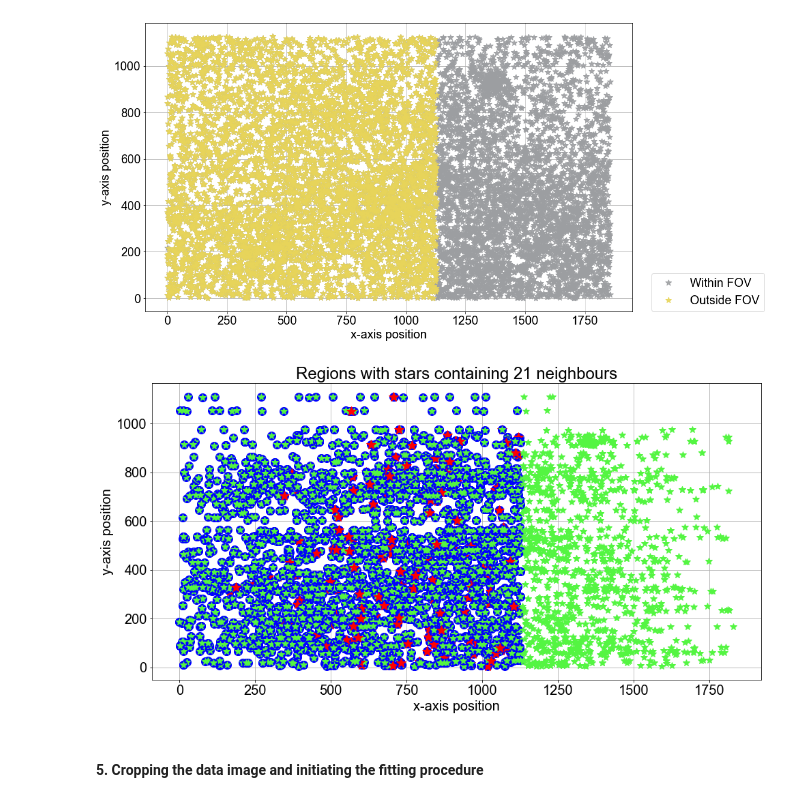
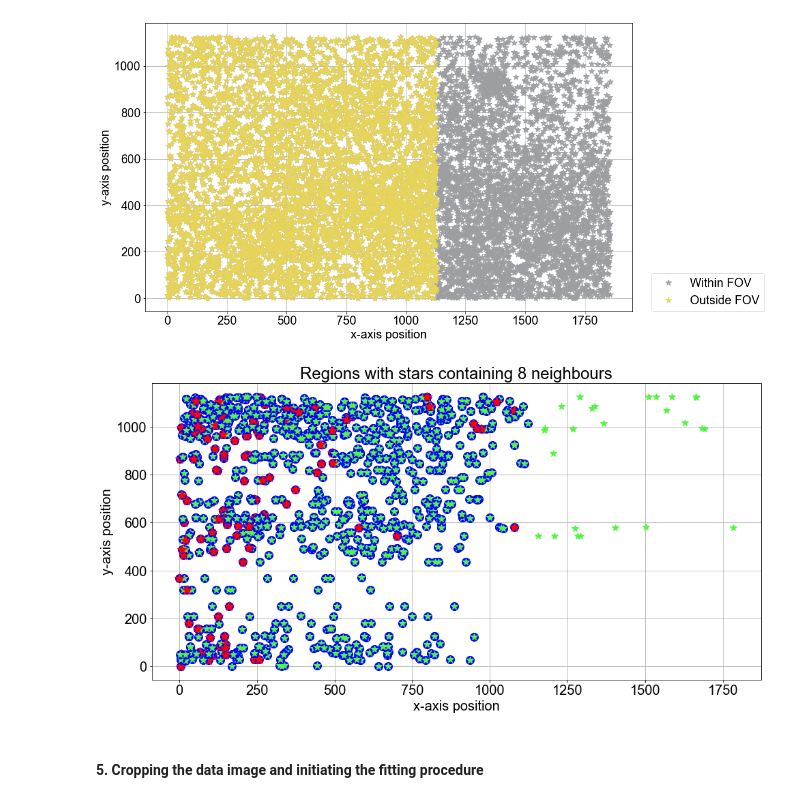
Before and after one commit to SoumyaShreeram/Slitless_spectroscopy, a Jupyter notebook: 05_Star_by_Star_template_library_with_the_catalogue.ipynb, the cells around one changed output. Saved outputs shown, nothing was run; the diff lists cells and outputs as text; code cells hidden in the pictures.

```diff
--- a/05_Star_by_Star_template_library_with_the_catalogue.ipynb
+++ b/05_Star_by_Star_template_library_with_the_catalogue.ipynb
@@ -194,15 +198,15 @@ fig.tight_layout()
 [figure]
 # %%
 # model all regions with x neighbouring stars
-n_stars = 21
+n_stars = 8
 
 # associate spectra to those stars
 stars_with_n_neighbours = np.where(total_neighbours == n_stars)
 
 # plot the star under concern and its neighbours
 pt.plotAllStarsWithNneighbours(star_neighbours, x_FOV, y_FOV, stars_with_n_neighbours)
 # %% [output]
-[figure, old version]
+[figure, new version]
 # %% [markdown]
 #### 5. Cropping the data image and initiating the fitting procedure
 # %%
```
Also changed, not shown: parts of 5 cells of this notebook, 7 other files.
